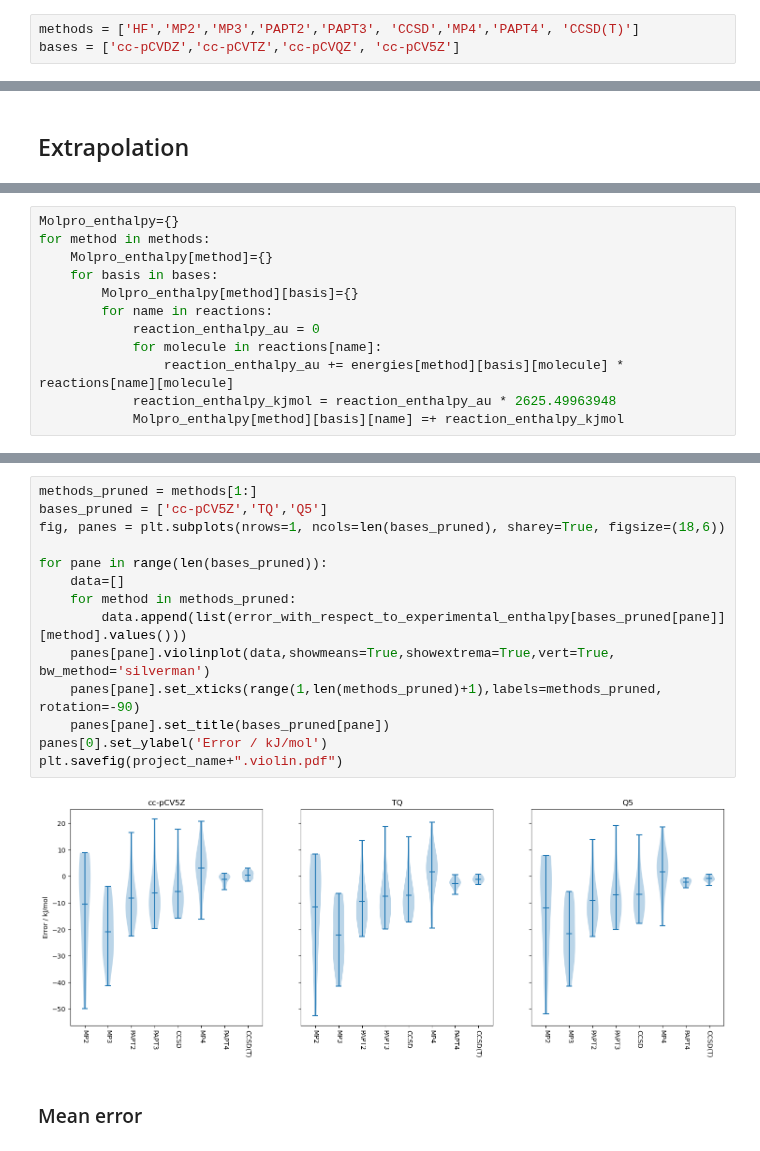
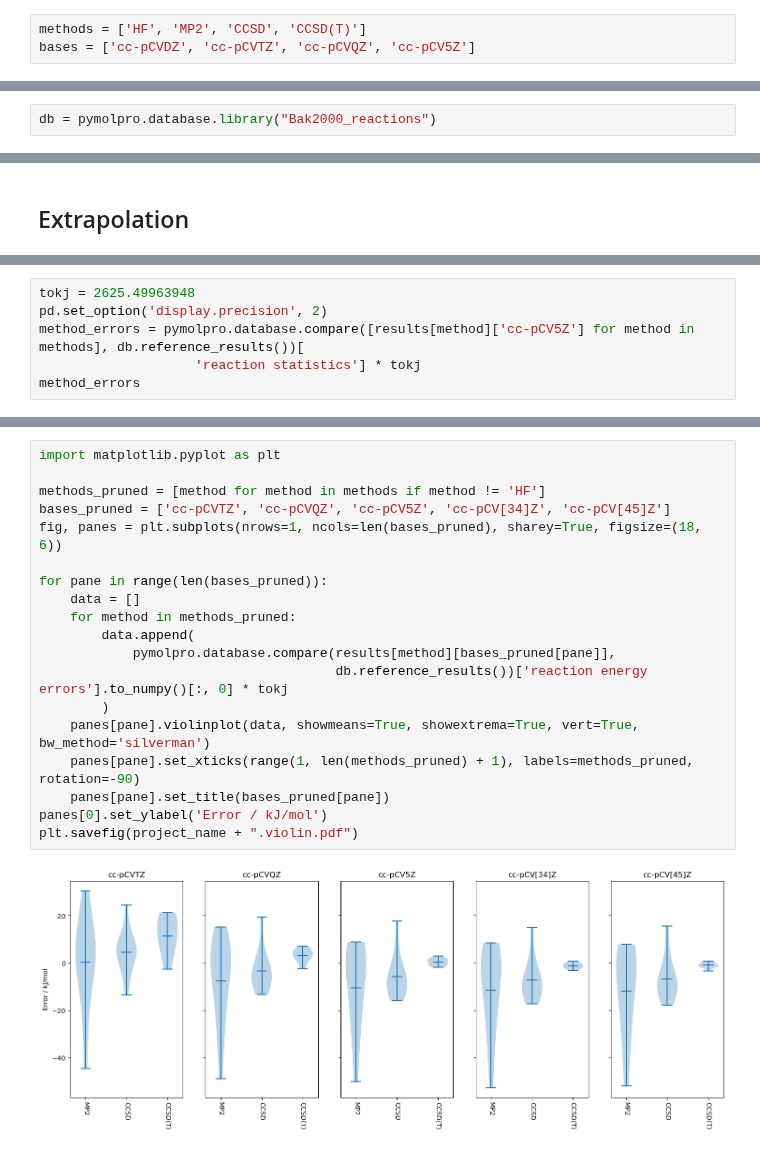
Before and after one commit to molpro/pymolpro, a Jupyter notebook: docs/source/examples/thermochemical_benchmark_for_methods.ipynb, the cells around one changed output, grey strips where cells are left out. Cells and saved outputs as stored; diff of their text form.

Commit message:
Introduce input construction and Database (#27)

```diff
--- a/docs/source/examples/thermochemical_benchmark_for_methods.ipynb
+++ b/docs/source/examples/thermochemical_benchmark_for_methods.ipynb
@@ -16,4 +12,4 @@ parallel = 7 # how many jobs to run at once
 # %%
-methods = ['HF','MP2','MP3','PAPT2','PAPT3', 'CCSD','MP4','PAPT4', 'CCSD(T)']
-bases = ['cc-pCVDZ','cc-pCVTZ','cc-pCVQZ', 'cc-pCV5Z']
+methods = ['HF', 'MP2', 'CCSD', 'CCSD(T)']
+bases = ['cc-pCVDZ', 'cc-pCVTZ', 'cc-pCVQZ', 'cc-pCV5Z']
 # %%
@@ -87,0 +18,2 @@ for method in methods:
+# %%
+db = pymolpro.database.library("Bak2000_reactions")
@@ -128,12 +48,0 @@ reactions["13"] = {"CH2" : -2, "C2H4" : +1}
-# %%
-Molpro_enthalpy={}
-for method in methods:
-    Molpro_enthalpy[method]={}
-    for basis in bases:
-        Molpro_enthalpy[method][basis]={}
-        for name in reactions:
-            reaction_enthalpy_au = 0
-            for molecule in reactions[name]:
-                reaction_enthalpy_au += energies[method][basis][molecule] * reactions[name][molecule]
-            reaction_enthalpy_kjmol = reaction_enthalpy_au * 2625.49963948
-            Molpro_enthalpy[method][basis][name] =+ reaction_enthalpy_kjmol
@@ -169,0 +49,6 @@ error_with_respect_to_calculated_enthalpy=collect_errors(Calc_enthalpy)
+# %%
+tokj = 2625.49963948
+pd.set_option('display.precision', 2)
+method_errors = pymolpro.database.compare([results[method]['cc-pCV5Z'] for method in methods], db.reference_results())[
+                    'reaction statistics'] * tokj
+method_errors
@@ -170,18 +74,21 @@ error_with_respect_to_calculated_enthalpy=collect_errors(Calc_enthalpy)
 # %%
-methods_pruned = methods[1:]
-bases_pruned = ['cc-pCV5Z','TQ','Q5']
-fig, panes = plt.subplots(nrows=1, ncols=len(bases_pruned), sharey=True, figsize=(18,6))
+import matplotlib.pyplot as plt
+
+methods_pruned = [method for method in methods if method != 'HF']
+bases_pruned = ['cc-pCVTZ', 'cc-pCVQZ', 'cc-pCV5Z', 'cc-pCV[34]Z', 'cc-pCV[45]Z']
+fig, panes = plt.subplots(nrows=1, ncols=len(bases_pruned), sharey=True, figsize=(18, 6))
 
 for pane in range(len(bases_pruned)):
-    data=[]
+    data = []
     for method in methods_pruned:
-        data.append(list(error_with_respect_to_experimental_enthalpy[bases_pruned[pane]][method].values()))
-    panes[pane].violinplot(data,showmeans=True,showextrema=True,vert=True, bw_method='silverman')
-    panes[pane].set_xticks(range(1,len(methods_pruned)+1),labels=methods_pruned, rotation=-90)
+        data.append(
+            pymolpro.database.compare(results[method][bases_pruned[pane]],
+                                      db.reference_results())['reaction energy errors'].to_numpy()[:, 0] * tokj
+        )
+    panes[pane].violinplot(data, showmeans=True, showextrema=True, vert=True, bw_method='silverman')
+    panes[pane].set_xticks(range(1, len(methods_pruned) + 1), labels=methods_pruned, rotation=-90)
     panes[pane].set_title(bases_pruned[pane])
 panes[0].set_ylabel('Error / kJ/mol')
-plt.savefig(project_name+".violin.pdf")
+plt.savefig(project_name + ".violin.pdf")
 # %% [output]
-[figure, old version]
+[figure, new version]
-# %% [markdown]
-### Mean error
```
Also changed, not shown: parts of 32 cells of this notebook, 10 other files.
